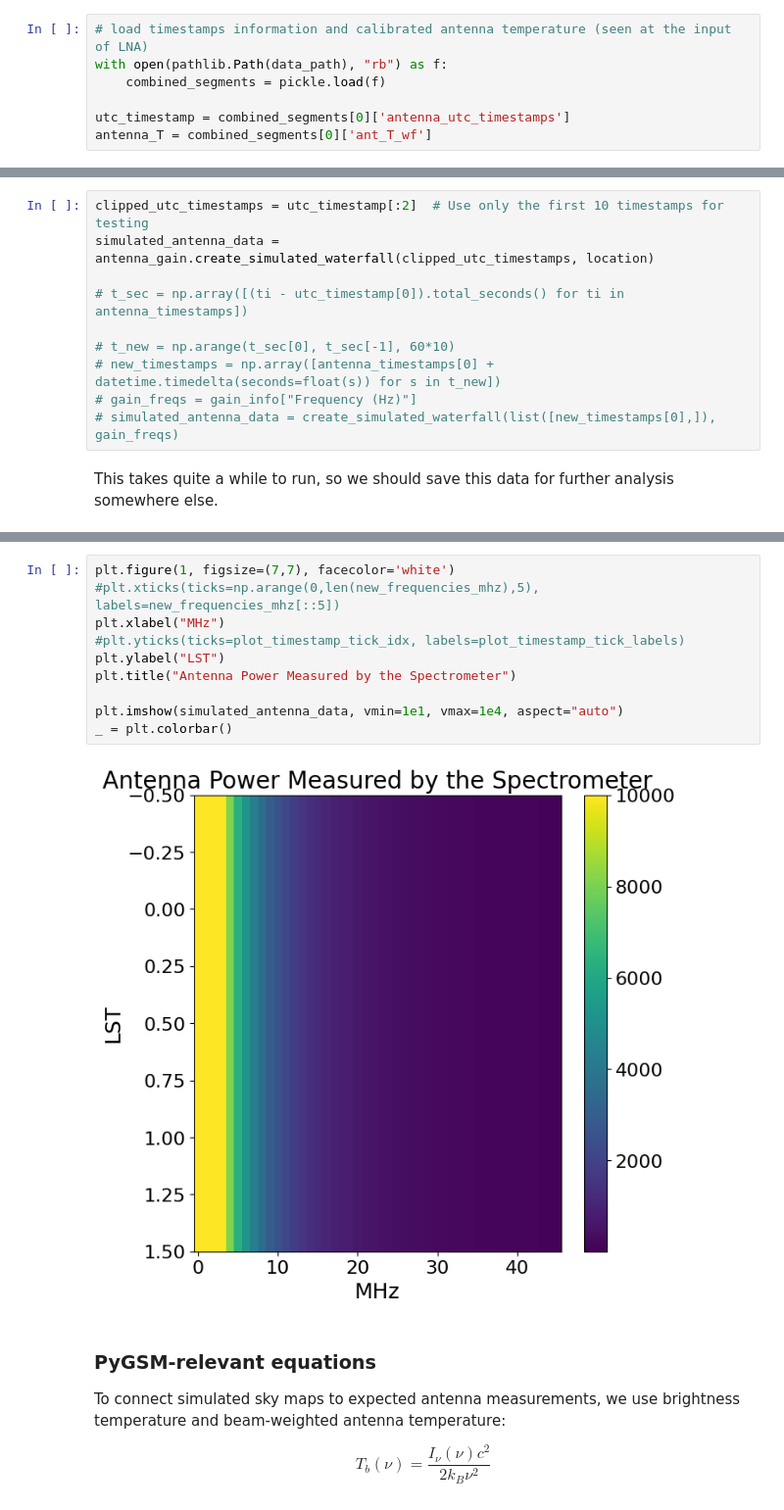
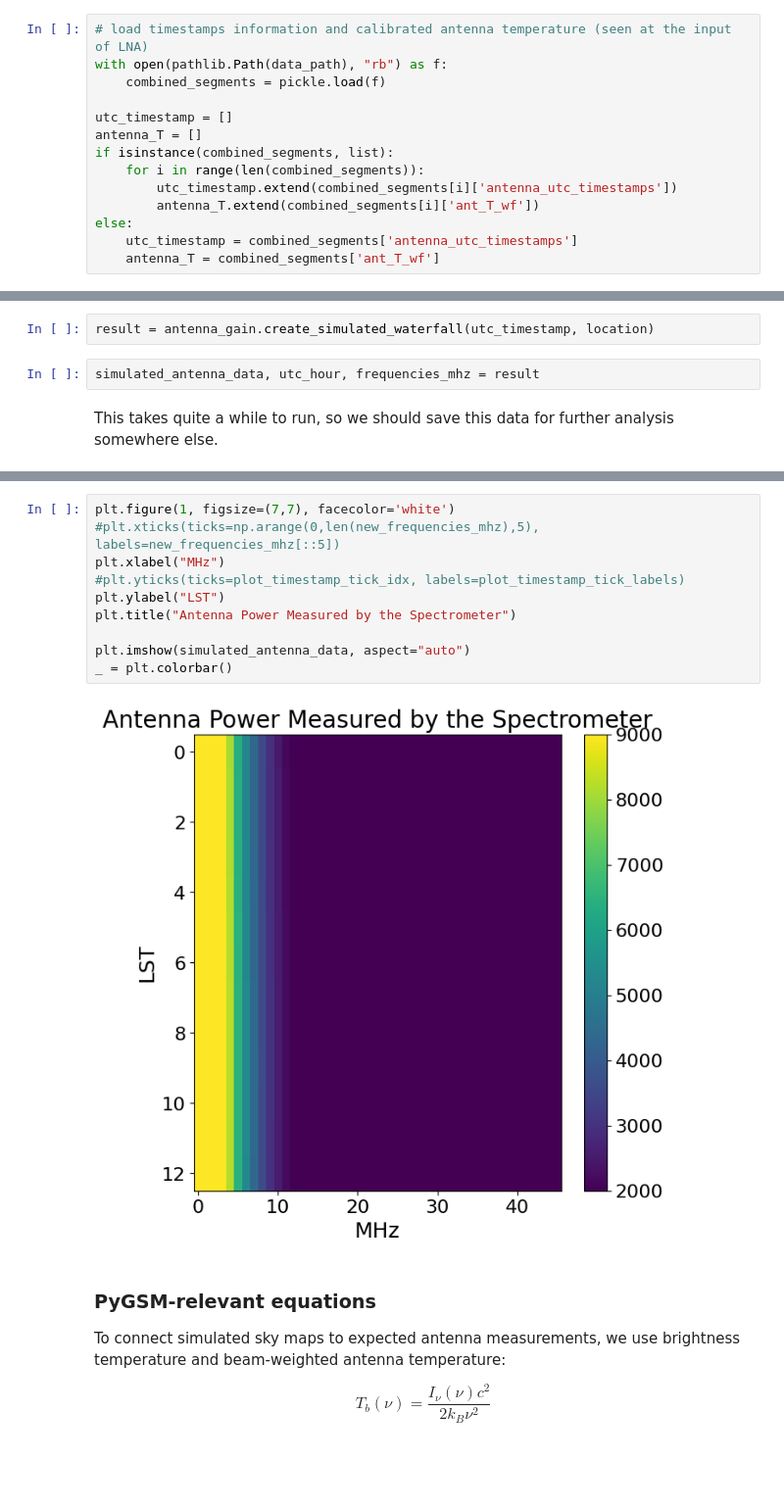
Before and after one commit to alhosani-abdulla/Highz-EXP, a Jupyter notebook: notebooks/pygsm_analysis.ipynb, the cells around one changed output, grey strips where cells are left out. Shown at 98% size. Drawn from its saved outputs; the diff is of its cells as text; blank space fills up the shorter version.

```diff
--- a/notebooks/pygsm_analysis.ipynb
+++ b/notebooks/pygsm_analysis.ipynb
@@ -56,8 +59,15 @@ ant_1 = pathlib.Path("/home/peterson_lab/highz2026/Antenna_EH/wo_tl_fine/Antenna
 with open(pathlib.Path(data_path), "rb") as f:
     combined_segments = pickle.load(f)
 
-utc_timestamp = combined_segments[0]['antenna_utc_timestamps']
-antenna_T = combined_segments[0]['ant_T_wf']
+utc_timestamp = []
+antenna_T = []
+if isinstance(combined_segments, list):
+    for i in range(len(combined_segments)):
+        utc_timestamp.extend(combined_segments[i]['antenna_utc_timestamps'])
+        antenna_T.extend(combined_segments[i]['ant_T_wf'])
+else:
+    utc_timestamp = combined_segments['antenna_utc_timestamps']
+    antenna_T = combined_segments['ant_T_wf']
 # %% [markdown]
 ### Simulated Galactic Signal
 # %% [markdown]
@@ -128,15 +138,9 @@ hp.mollview(beam_map)
 # %% [markdown]
 We can then attempt to generate a simulated sky temperature waterfall (across observed utc time and frequency)by multiplying an antenna beam pattern map with the galactic signal map at each timestamp, and compare this with the antenna temperature data.
 # %%
-clipped_utc_timestamps = utc_timestamp[:2]  # Use only the first 10 timestamps for testing
-simulated_antenna_data = antenna_gain.create_simulated_waterfall(clipped_utc_timestamps, location)
-
-# t_sec = np.array([(ti - utc_timestamp[0]).total_seconds() for ti in antenna_timestamps])
-
-# t_new = np.arange(t_sec[0], t_sec[-1], 60*10)
-# new_timestamps = np.array([antenna_timestamps[0] + datetime.timedelta(seconds=float(s)) for s in t_new])
-# gain_freqs = gain_info["Frequency (Hz)"]
-# simulated_antenna_data = create_simulated_waterfall(list([new_timestamps[0],]), gain_freqs)
+result = antenna_gain.create_simulated_waterfall(utc_timestamp, location)
+# %%
+simulated_antenna_data, utc_hour, frequencies_mhz = result
 # %% [markdown]
 This takes quite a while to run, so we should save this data for further analysis somewhere else.
 # %%
@@ -148,15 +176,15 @@ with open(output_path, "wb") as f:
 # %%
 plt.figure(1, figsize=(7,7), facecolor='white')
 #plt.xticks(ticks=np.arange(0,len(new_frequencies_mhz),5), labels=new_frequencies_mhz[::5])
 plt.xlabel("MHz")
 #plt.yticks(ticks=plot_timestamp_tick_idx, labels=plot_timestamp_tick_labels)
 plt.ylabel("LST")
 plt.title("Antenna Power Measured by the Spectrometer")
 
-plt.imshow(simulated_antenna_data, vmin=1e1, vmax=1e4, aspect="auto")
+plt.imshow(simulated_antenna_data, aspect="auto")
 _ = plt.colorbar()
 # %% [output]
-[figure, old version]
+[figure, new version]
 # %% [markdown]
 ### PyGSM-relevant equations
 
```
Also changed, not shown: parts of 4 cells of this notebook, 2 other files.
